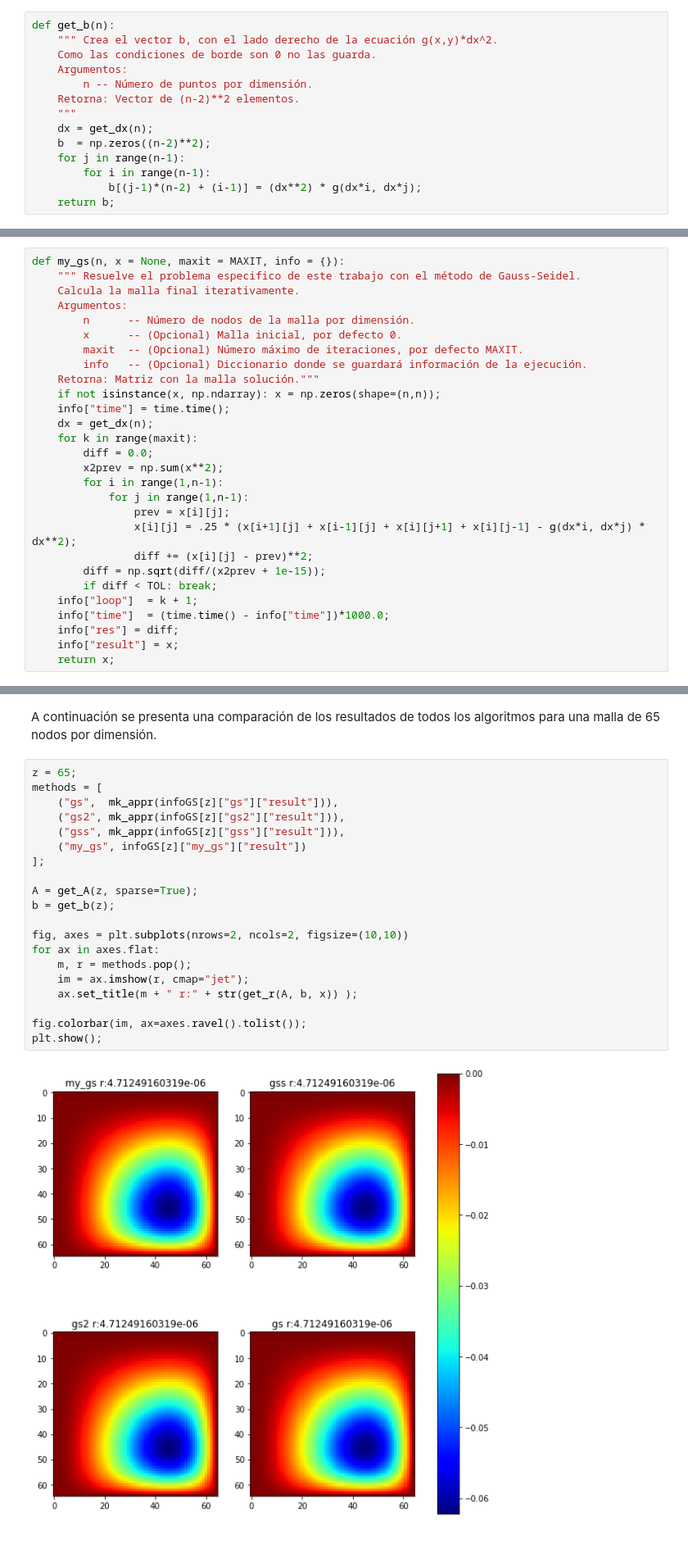
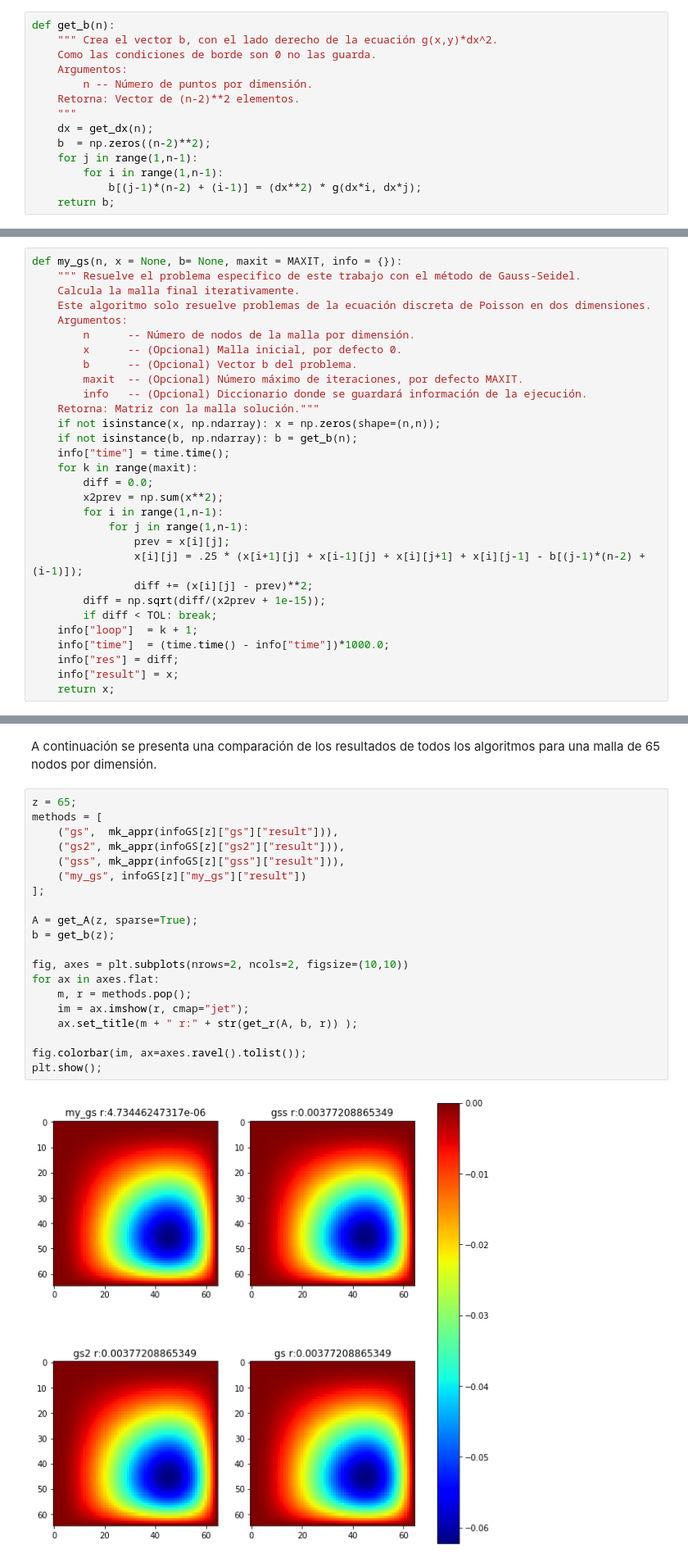
Before and after one commit to hvarg/IPM407, a Jupyter notebook: Proyecto 01.ipynb, the cells around one changed output, grey strips where cells are left out. Shown: that part at 82% size. Drawn from its saved outputs; the diff is of its cells as text.

```diff
--- a/Proyecto 01.ipynb
+++ b/Proyecto 01.ipynb
@@ -135,8 +137,8 @@ def get_b(n):
     """
     dx = get_dx(n);
     b  = np.zeros((n-2)**2);
-    for j in range(n-1):
-        for i in range(n-1):
+    for j in range(1,n-1):
+        for i in range(1,n-1):
             b[(j-1)*(n-2) + (i-1)] = (dx**2) * g(dx*i, dx*j);
     return b;
 # %% [markdown]
@@ -293,25 +295,27 @@ Así, se genera un algoritmo iterativo que solo requiere el número de puntos de
 
 Como en este algoritmo no almacenamos las matrices utilizaremos como criterio de termino la norma 2 de la diferencia de dos iteraciones consecutivas.
 # %%
-def my_gs(n, x = None, maxit = MAXIT, info = {}):
+def my_gs(n, x = None, b= None, maxit = MAXIT, info = {}):
     """ Resuelve el problema especifico de este trabajo con el método de Gauss-Seidel.
     Calcula la malla final iterativamente.
+    Este algoritmo solo resuelve problemas de la ecuación discreta de Poisson en dos dimensiones.
     Argumentos:
         n      -- Número de nodos de la malla por dimensión.
         x      -- (Opcional) Malla inicial, por defecto 0.
+        b      -- (Opcional) Vector b del problema.
         maxit  -- (Opcional) Número máximo de iteraciones, por defecto MAXIT.
         info   -- (Opcional) Diccionario donde se guardará información de la ejecución.
     Retorna: Matriz con la malla solución."""
     if not isinstance(x, np.ndarray): x = np.zeros(shape=(n,n));
+    if not isinstance(b, np.ndarray): b = get_b(n);
     info["time"] = time.time();
-    dx = get_dx(n);
     for k in range(maxit):
         diff = 0.0;
         x2prev = np.sum(x**2);
         for i in range(1,n-1):
             for j in range(1,n-1):
                 prev = x[i][j];
-                x[i][j] = .25 * (x[i+1][j] + x[i-1][j] + x[i][j+1] + x[i][j-1] - g(dx*i, dx*j) * dx**2);
+                x[i][j] = .25 * (x[i+1][j] + x[i-1][j] + x[i][j+1] + x[i][j-1] - b[(j-1)*(n-2) + (i-1)]);
                 diff += (x[i][j] - prev)**2;
         diff = np.sqrt(diff/(x2prev + 1e-15));
         if diff < TOL: break;
@@ -426,23 +430,23 @@ A continuación se presenta una comparación de los resultados de todos los algo
 # %%
 z = 65;
 methods = [
     ("gs",  mk_appr(infoGS[z]["gs"]["result"])),
     ("gs2", mk_appr(infoGS[z]["gs2"]["result"])),
     ("gss", mk_appr(infoGS[z]["gss"]["result"])),
     ("my_gs", infoGS[z]["my_gs"]["result"])
 ];
 
 A = get_A(z, sparse=True);
 b = get_b(z);
 
 fig, axes = plt.subplots(nrows=2, ncols=2, figsize=(10,10))
 for ax in axes.flat:
     m, r = methods.pop();
     im = ax.imshow(r, cmap="jet");
-    ax.set_title(m + " r:" + str(get_r(A, b, x)) );
+    ax.set_title(m + " r:" + str(get_r(A, b, r)) );
 
 fig.colorbar(im, ax=axes.ravel().tolist());
 plt.show();
 # %% [output]
-[figure, old version]
+[figure, new version]
 # %% [markdown]
```
Also changed, not shown: parts of 51 cells of this notebook.
